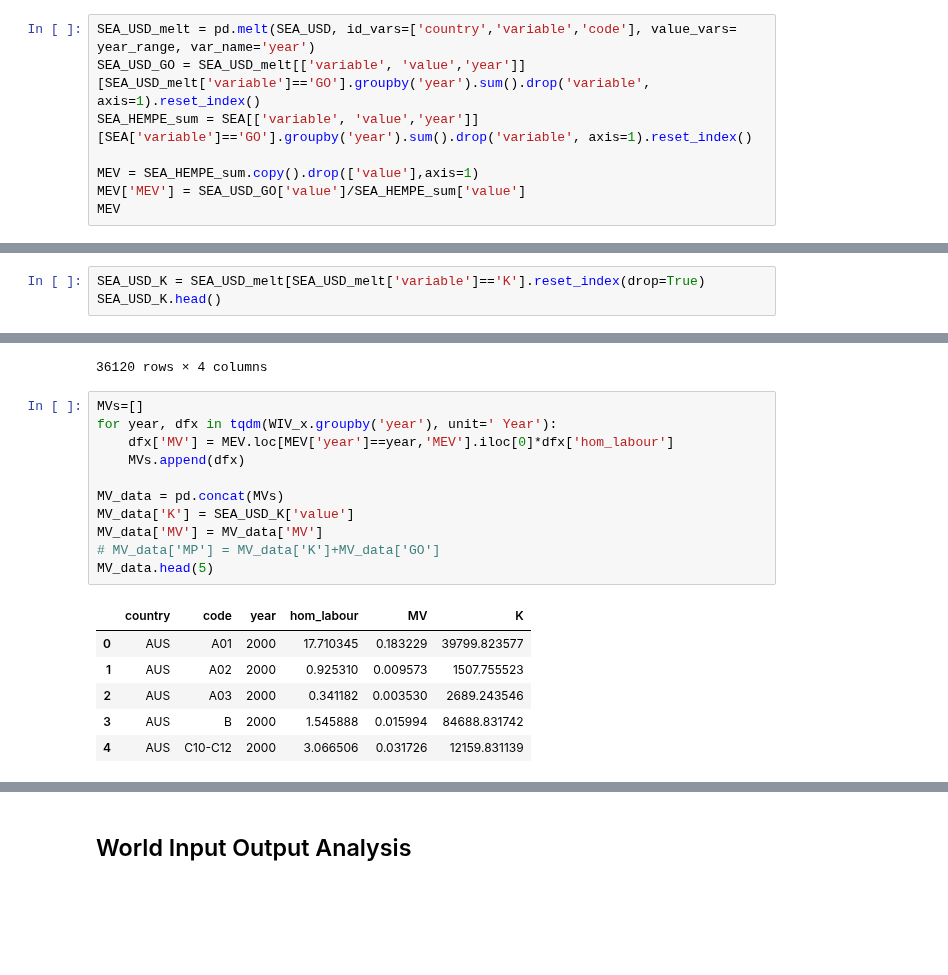
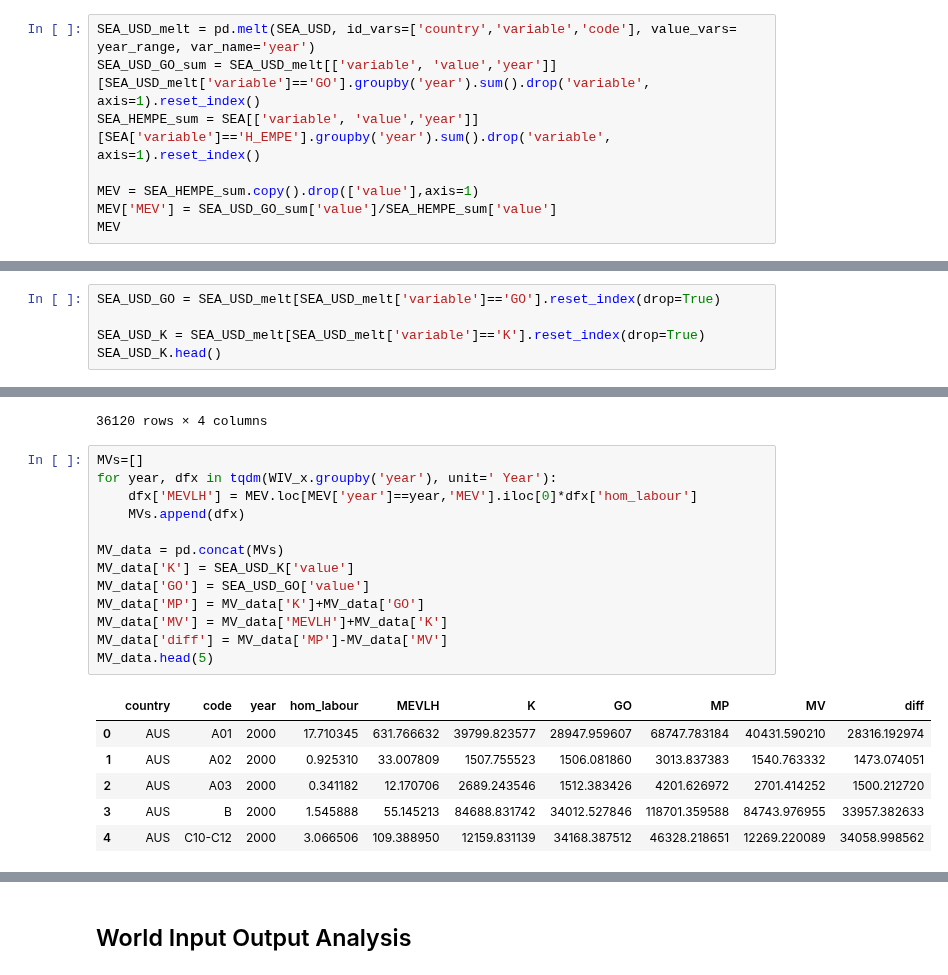
Before and after one commit to kavyajeetbora/ETL_wages, a Jupyter notebook: WIOD.ipynb, the cells around one changed output, grey strips where cells are left out. Saved outputs shown, nothing was run; the diff lists cells and outputs as text; blank space fills up the shorter version.

```diff
--- a/WIOD.ipynb
+++ b/WIOD.ipynb
@@ -412,11 +430,11 @@ sns.lineplot(data=data_filter, x='year', y='hom_labour', hue='country')
 ## International Market Value (MV)
 # %%
 SEA_USD_melt = pd.melt(SEA_USD, id_vars=['country','variable','code'], value_vars= year_range, var_name='year')
-SEA_USD_GO = SEA_USD_melt[['variable', 'value','year']][SEA_USD_melt['variable']=='GO'].groupby('year').sum().drop('variable', axis=1).reset_index()
-SEA_HEMPE_sum = SEA[['variable', 'value','year']][SEA['variable']=='GO'].groupby('year').sum().drop('variable', axis=1).reset_index()
+SEA_USD_GO_sum = SEA_USD_melt[['variable', 'value','year']][SEA_USD_melt['variable']=='GO'].groupby('year').sum().drop('variable', axis=1).reset_index()
+SEA_HEMPE_sum = SEA[['variable', 'value','year']][SEA['variable']=='H_EMPE'].groupby('year').sum().drop('variable', axis=1).reset_index()
 
 MEV = SEA_HEMPE_sum.copy().drop(['value'],axis=1)
-MEV['MEV'] = SEA_USD_GO['value']/SEA_HEMPE_sum['value']
+MEV['MEV'] = SEA_USD_GO_sum['value']/SEA_HEMPE_sum['value']
 MEV
 # %% [output]
 |  | year | MEV |
@@ -446,6 +464,8 @@ SEA_USD[SEA_USD['variable'].isin(['K','GO']) & SEA_USD['country'].isin(['AUS','I
 | 19040 | IND | GO | A01 | 119836.589230 | 124203.712177 | 118370.122574 | 139227.773247 | 148234.818901 | 171203.461777 | 187717.798071 | 234165.135845 | ... |
 | 19432 | IND | K | A01 | 144783.369345 | 150529.383671 | 155776.699764 | 177687.930507 | 204865.721118 | 225550.763288 | 241886.573458 | 294734.657913 | ... |
 # %%
+SEA_USD_GO = SEA_USD_melt[SEA_USD_melt['variable']=='GO'].reset_index(drop=True)
+
 SEA_USD_K = SEA_USD_melt[SEA_USD_melt['variable']=='K'].reset_index(drop=True)
 SEA_USD_K.head()
 # %% [output]
@@ -493,19 +497,21 @@ WIV_x
 # %%
 MVs=[]
 for year, dfx in tqdm(WIV_x.groupby('year'), unit=' Year'):
-    dfx['MV'] = MEV.loc[MEV['year']==year,'MEV'].iloc[0]*dfx['hom_labour']
+    dfx['MEVLH'] = MEV.loc[MEV['year']==year,'MEV'].iloc[0]*dfx['hom_labour']
     MVs.append(dfx)
 
 MV_data = pd.concat(MVs)
 MV_data['K'] = SEA_USD_K['value']
-MV_data['MV'] = MV_data['MV']
-# MV_data['MP'] = MV_data['K']+MV_data['GO']
+MV_data['GO'] = SEA_USD_GO['value']
+MV_data['MP'] = MV_data['K']+MV_data['GO']
+MV_data['MV'] = MV_data['MEVLH']+MV_data['K']
+MV_data['diff'] = MV_data['MP']-MV_data['MV']
 MV_data.head(5)
 # %% [output]
-|  | country | code | year | hom_labour | MV | K |
-| 0 | AUS | A01 | 2000 | 17.710345 | 0.183229 | 39799.823577 |
-| 1 | AUS | A02 | 2000 | 0.925310 | 0.009573 | 1507.755523 |
-| 2 | AUS | A03 | 2000 | 0.341182 | 0.003530 | 2689.243546 |
-| 3 | AUS | B | 2000 | 1.545888 | 0.015994 | 84688.831742 |
-| 4 | AUS | C10-C12 | 2000 | 3.066506 | 0.031726 | 12159.831139 |
+|  | country | code | year | hom_labour | MEVLH | K | GO | MP | MV | diff |
+| 0 | AUS | A01 | 2000 | 17.710345 | 631.766632 | 39799.823577 | 28947.959607 | 68747.783184 | 40431.590210 | 28316.192974 |
+| 1 | AUS | A02 | 2000 | 0.925310 | 33.007809 | 1507.755523 | 1506.081860 | 3013.837383 | 1540.763332 | 1473.074051 |
+| 2 | AUS | A03 | 2000 | 0.341182 | 12.170706 | 2689.243546 | 1512.383426 | 4201.626972 | 2701.414252 | 1500.212720 |
+| 3 | AUS | B | 2000 | 1.545888 | 55.145213 | 84688.831742 | 34012.527846 | 118701.359588 | 84743.976955 | 33957.382633 |
+| 4 | AUS | C10-C12 | 2000 | 3.066506 | 109.388950 | 12159.831139 | 34168.387512 | 46328.218651 | 12269.220089 | 34058.998562 |
 # %%
```
Also changed, not shown: parts of 30 cells of this notebook.
